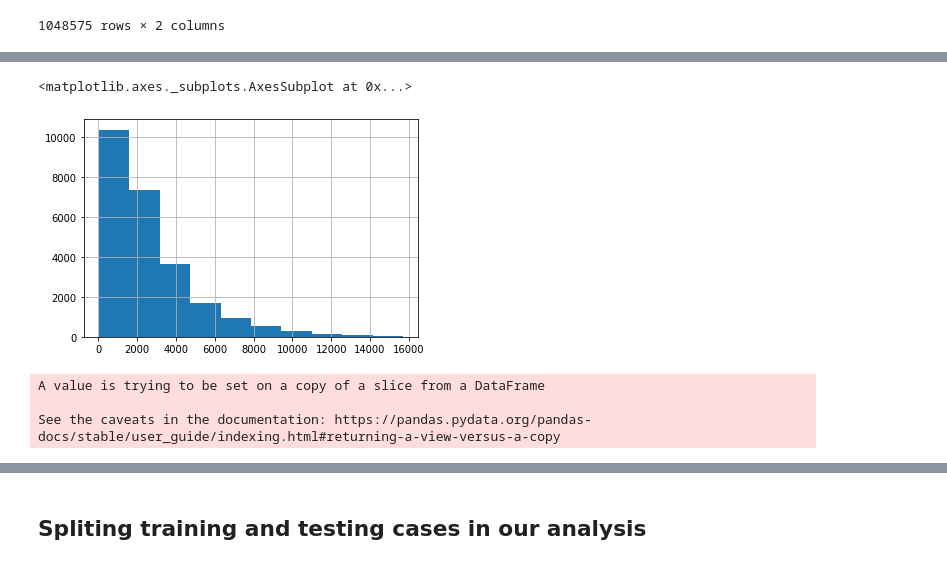
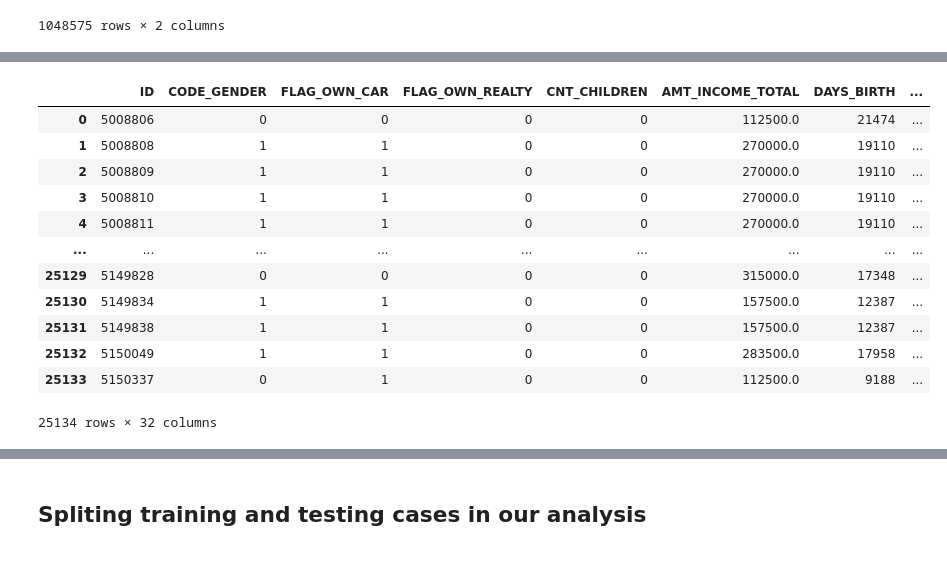
Before and after one commit to Stelvlen/MATH-509, a Jupyter notebook: STAT_509_Final_Project_edition_1.ipynb, the cells around one changed output, grey strips where cells are left out. Drawn from its saved outputs; the diff is of its cells as text; code cells hidden in the pictures.

```diff
--- a/STAT_509_Final_Project_edition_1.ipynb
+++ b/STAT_509_Final_Project_edition_1.ipynb
@@ -157,0 +158,6 @@ See the caveats in the documentation: https://pandas.pydata.org/pandas-docs/stab
+# %%
+data_clean['NAME_INCOME_TYPE'] = data_clean['NAME_INCOME_TYPE'].astype('category')
+data_clean['NAME_EDUCATION_TYPE'] = data_clean['NAME_EDUCATION_TYPE'].astype('category')
+data_clean['NAME_FAMILY_STATUS'] = data_clean['NAME_FAMILY_STATUS'].astype('category')
+data_clean['NAME_HOUSING_TYPE'] = data_clean['NAME_HOUSING_TYPE'].astype('category')
+data_clean['OCCUPATION_TYPE'] = data_clean['OCCUPATION_TYPE'].astype('category')
@@ -157,0 +187,10 @@ See the caveats in the documentation: https://pandas.pydata.org/pandas-docs/stab
+# %%
+data_clean['CODE_GENDER'].replace('M', 0, inplace=True)
+data_clean['CODE_GENDER'].replace('F', 1, inplace=True)
+data_clean['FLAG_OWN_CAR'].replace('Y', 0, inplace=True)
+data_clean['FLAG_OWN_CAR'].replace('N', 1, inplace=True)
+data_clean['FLAG_OWN_REALTY'].replace('Y', 0, inplace=True)
+data_clean['FLAG_OWN_REALTY'].replace('N', 1, inplace=True)
+data_clean['STATUS'].replace('bad', 0, inplace=True)
+data_clean['STATUS'].replace('good', 1, inplace=True)
+data_clean.dtypes
@@ -158,12 +218,30 @@ See the caveats in the documentation: https://pandas.pydata.org/pandas-docs/stab
+# %%
+def convert_dummy(df, feature,rank=0):
+    pos = pd.get_dummies(df[feature], prefix=feature)
+    df.drop([feature],axis=1,inplace=True)
+    df=df.join(pos)
+    return df
+# %%
+data_clean2=copy.deepcopy(data_clean)
+
+data_clean2=convert_dummy(data_clean,'NAME_INCOME_TYPE')
+data_clean2=convert_dummy(data_clean,'NAME_EDUCATION_TYPE')
+data_clean2=convert_dummy(data_clean,'NAME_FAMILY_STATUS')
+data_clean2=convert_dummy(data_clean,'NAME_HOUSING_TYPE')
+data_clean2=convert_dummy(data_clean,'OCCUPATION_TYPE')
 # %%
-data_clean2['DAYS_EMPLOYED'].hist()
+data_clean2
 # %% [output]
+|  | ID | CODE_GENDER | FLAG_OWN_CAR | FLAG_OWN_REALTY | CNT_CHILDREN | AMT_INCOME_TOTAL | DAYS_BIRTH | ... |
+| 0 | 5008806 | 0 | 0 | 0 | 0 | 112500.0 | 21474 | ... |
+| 1 | 5008808 | 1 | 1 | 0 | 0 | 270000.0 | 19110 | ... |
+| 2 | 5008809 | 1 | 1 | 0 | 0 | 270000.0 | 19110 | ... |
+| 3 | 5008810 | 1 | 1 | 0 | 0 | 270000.0 | 19110 | ... |
+| 4 | 5008811 | 1 | 1 | 0 | 0 | 270000.0 | 19110 | ... |
+| ... | ... | ... | ... | ... | ... | ... | ... | ... |
+| 25129 | 5149828 | 0 | 0 | 0 | 0 | 315000.0 | 17348 | ... |
+| 25130 | 5149834 | 1 | 1 | 0 | 0 | 157500.0 | 12387 | ... |
+| 25131 | 5149838 | 1 | 1 | 0 | 0 | 157500.0 | 12387 | ... |
+| 25132 | 5150049 | 1 | 1 | 0 | 0 | 283500.0 | 17958 | ... |
+| 25133 | 5150337 | 0 | 1 | 0 | 0 | 112500.0 | 9188 | ... |
-<matplotlib.axes._subplots.AxesSubplot at 0x...>
+25134 rows × 32 columns
-[figure, removed]
-# %%
-for i in range (len(data_clean2['DAYS_BIRTH'])):
-  data_clean2['DAYS_BIRTH'][i]=data_clean2['DAYS_BIRTH'][i]*-1
-# %% [output]
-A value is trying to be set on a copy of a slice from a DataFrame
-
-See the caveats in the documentation: https://pandas.pydata.org/pandas-docs/stable/user_guide/indexing.html#returning-a-view-versus-a-copy
```
Also changed, not shown: parts of 33 cells of this notebook.
